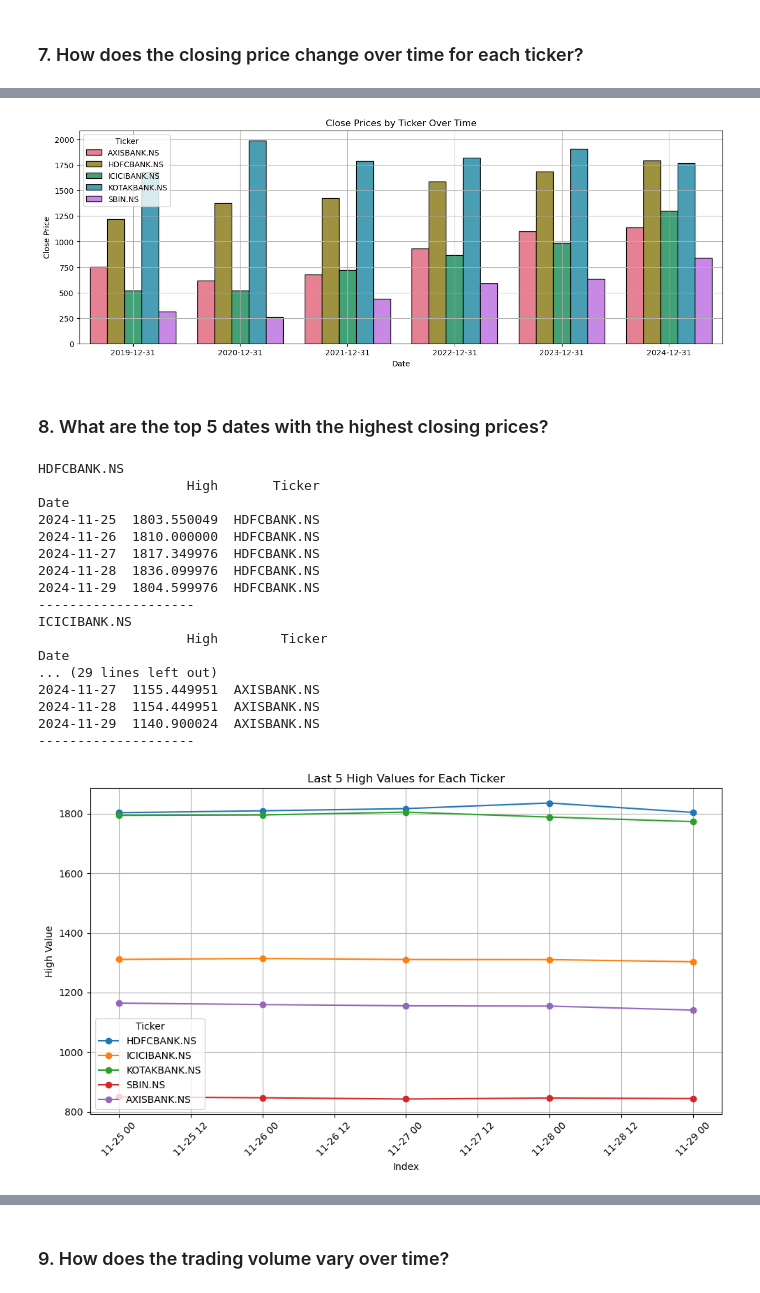
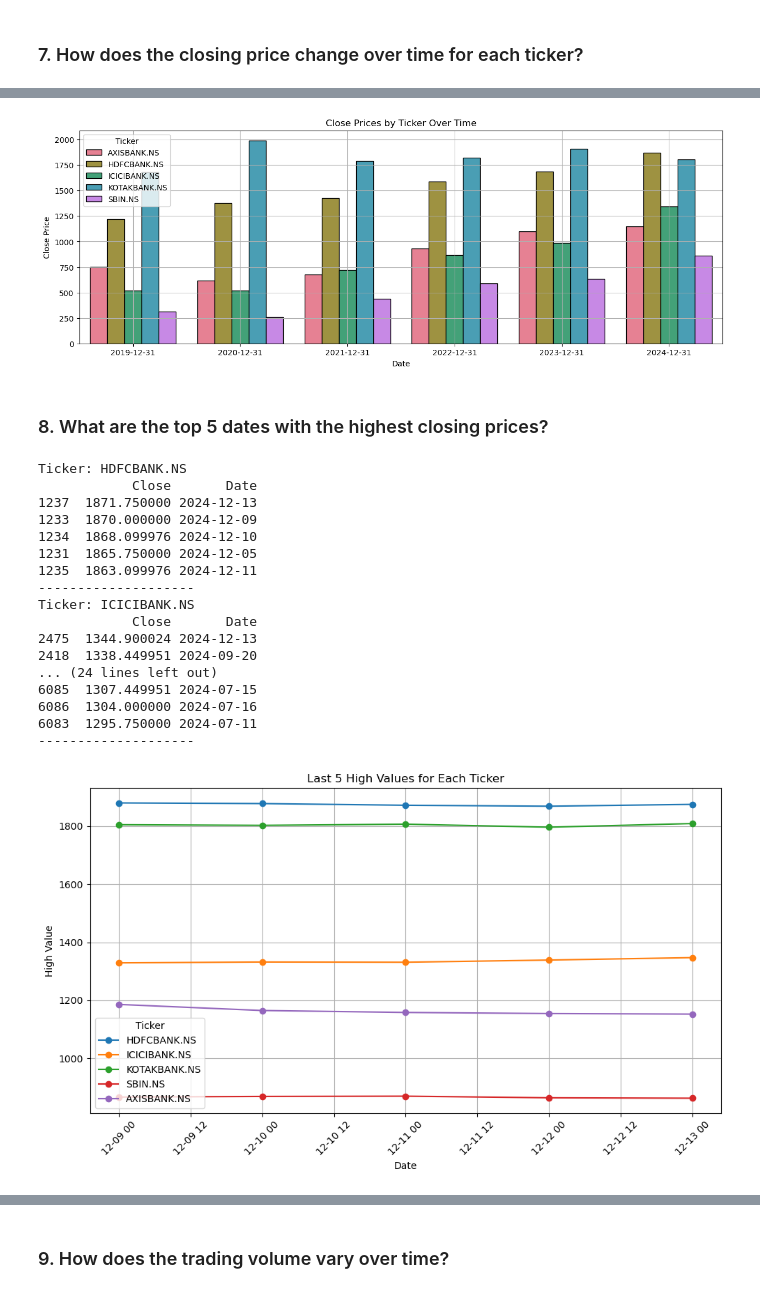
Before and after one commit to kakani17481a0566/My_Projects, a Jupyter notebook: live_stock_analysis/live_stock/Stock_market_analysis.ipynb, the cells around one changed output, grey strips where cells are left out. Drawn from its saved outputs; the diff is of its cells as text; code cells hidden in the pictures.

```diff
--- a/live_stock_analysis/live_stock/Stock_market_analysis.ipynb
+++ b/live_stock_analysis/live_stock/Stock_market_analysis.ipynb
@@ -3,8 +7,4 @@
 # %%
-import yfinance as yf
-import pandas as pd
-from datetime import datetime, timedelta
-
 # List of bank stock tickers (NSE)
 tickers = [
     "HDFCBANK.NS",  # HDFC Bank Ltd
@@ -23,12 +23,10 @@ yesterday = datetime.now() - timedelta(days=1)
 # Loop through each ticker and fetch the historical data
 for ticker in tickers:
     stock = yf.Ticker(ticker)
-    hist = stock.history(start=(yesterday - pd.DateOffset(years=5)).strftime('%Y-%m-%d'),
-                          end=yesterday.strftime('%Y-%m-%d'))
+    hist = stock.history(start=(yesterday - pd.DateOffset(years=5)).strftime('%Y-%m-%d'),  end=yesterday.strftime('%Y-%m-%d'))
 
     # Add a column for the ticker symbol
     hist['Ticker'] = ticker
-
     # Append the DataFrame to the list
     dataframes.append(hist)
 
@@ -40,7 +38,6 @@ print(all_hist)
 
 # Export the data to a CSV file
 all_hist.to_csv('bank_stocks_historical_data.csv')
-
 print("Data exported to bank_stocks_historical_data.csv")
 # %% [output]
                                   Open         High          Low        Close  \
@@ -150,0 +145,9 @@ Start data ==> 2024-11-29   End Date ==> 2024-11-29
+# %%
+data_load['Date'] = pd.to_datetime(data_load['Date'])
+
+# Get the minimum and maximum dates
+min_date = data_load['Date'].min()
+max_date = data_load['Date'].max()
+
+print("Minimum date:", min_date)
+print("Maximum date:", max_date)
@@ -185,72 +191,70 @@ plt.ylabel('Close Price')
 
 plt.show()
 # %% [output]
-[figure, old version]
+[figure, new version]
 # %% [markdown]
 ### 8. What are the top 5 dates with the highest closing prices?
 # %%
+import pandas as pd
+
 df_8 = data_load
+
+if df_8.index.name == 'Date':
+    df_8 = df_8.reset_index()
 
 for ticker in df_8['Ticker'].unique():
     temp = df_8[df_8['Ticker'] == ticker]
-    print(ticker)
+    print(f"Ticker: {ticker}")
 
-    # Get the last 5 entries
-    k = temp[['High', 'Ticker']].tail(5)
+    top_5 = temp[['Close', 'Date']].sort_values(by='Close', ascending=False).head(5)
 
-    print(k)
+    print(top_5)
     print('-' * 20)
 # %% [output]
-HDFCBANK.NS
-                   High       Ticker
-Date
-2024-11-25  1803.550049  HDFCBANK.NS
-2024-11-26  1810.000000  HDFCBANK.NS
-2024-11-27  1817.349976  HDFCBANK.NS
-2024-11-28  1836.099976  HDFCBANK.NS
-2024-11-29  1804.599976  HDFCBANK.NS
+Ticker: HDFCBANK.NS
+            Close       Date
+1237  1871.750000 2024-12-13
+1233  1870.000000 2024-12-09
+1234  1868.099976 2024-12-10
+1231  1865.750000 2024-12-05
+1235  1863.099976 2024-12-11
 --------------------
-ICICIBANK.NS
-                   High        Ticker
-Date
-... (29 lines left out)
-2024-11-27  1155.449951  AXISBANK.NS
-2024-11-28  1154.449951  AXISBANK.NS
-2024-11-29  1140.900024  AXISBANK.NS
+Ticker: ICICIBANK.NS
+            Close       Date
+2475  1344.900024 2024-12-13
+2418  1338.449951 2024-09-20
+... (24 lines left out)
+6085  1307.449951 2024-07-15
+6086  1304.000000 2024-07-16
+6083  1295.750000 2024-07-11
 --------------------
 # %%
-import pandas as pd
-import matplotlib.pyplot as plt
 
-# Assuming df_8 is already defined
-df_8 = data_load
-
-# Create a figure
 plt.figure(figsize=(10, 6))
 
 # Loop through each unique ticker
 for ticker in df_8['Ticker'].unique():
     temp = df_8[df_8['Ticker'] == ticker]
 
     # Get the last 5 entries for 'High' values
-    last_5 = temp[['High', 'Ticker']].tail(5)
+    last_5 = temp[['High', 'Date']].tail(5)
 
-    # Plot the 'High' values
-    plt.plot(last_5.index, last_5['High'], marker='o', label=ticker)
+    # Plot the 'High' values with 'Date' as x-axis
+    plt.plot(last_5['Date'], last_5['High'], marker='o', label=ticker)
 
 # Adding titles and labels
 plt.title('Last 5 High Values for Each Ticker')
-plt.xlabel('Index')
+plt.xlabel('Date')
 plt.ylabel('High Value')
 plt.xticks(rotation=45)
 plt.legend(title='Ticker')
 plt.grid()
 
 # Show the plot
 plt.tight_layout()
 plt.show()
 # %% [output]
-[figure, old version]
+[figure, new version]
 # %%
 print(df_8.columns)
 # %% [output]
```
Also changed, not shown: parts of 37 cells of this notebook, 2 other files.
